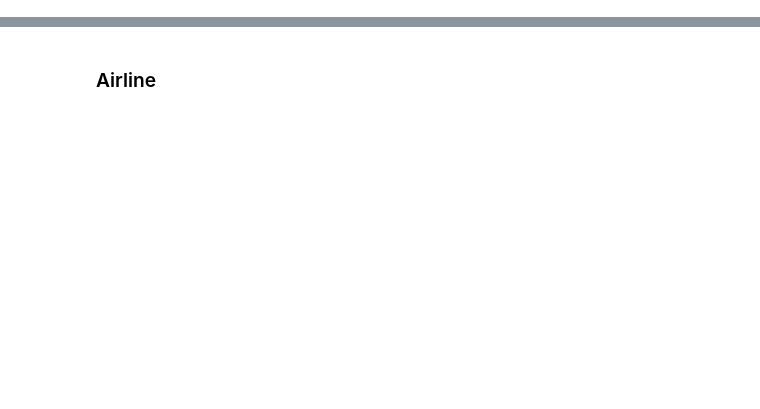
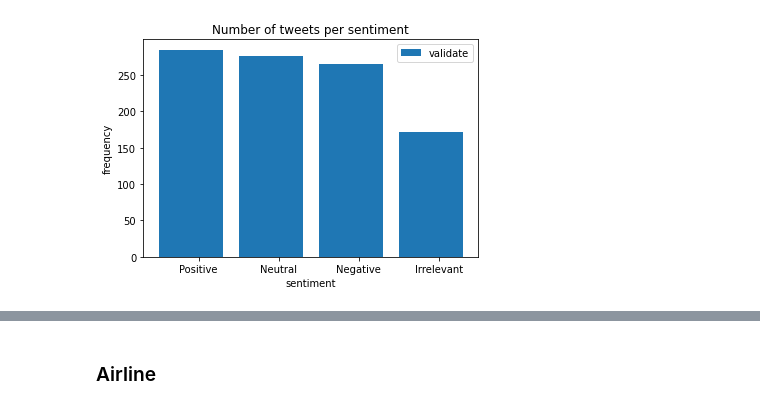
Before and after one commit to vicaranq/CS224-final-project, a Jupyter notebook: sentiment_data_overview.ipynb, the cells around one changed output, grey strips where cells are left out. Drawn from its saved outputs; the diff is of its cells as text; code cells hidden in the pictures; blank space fills up the shorter version.

```diff
--- a/sentiment_data_overview.ipynb
+++ b/sentiment_data_overview.ipynb
@@ -40,0 +37,15 @@ plt.show()
+# %%
+twitter_validate_cts = twitter_validate['sentiment'].value_counts()
+
+X_axis = np.arange(len(twitter_sentiment_labels))
+
+plt.bar(X_axis - 0.1, twitter_validate_cts, label = 'validate')
+
+plt.xticks(X_axis, twitter_sentiment_labels)
+plt.xlabel("sentiment")
+plt.ylabel("frequency")
+plt.title("Number of tweets per sentiment")
+plt.legend()
+plt.show()
+# %% [output]
+[figure, added]
```
Also changed, not shown: parts of 26 cells of this notebook, 1 other file.
